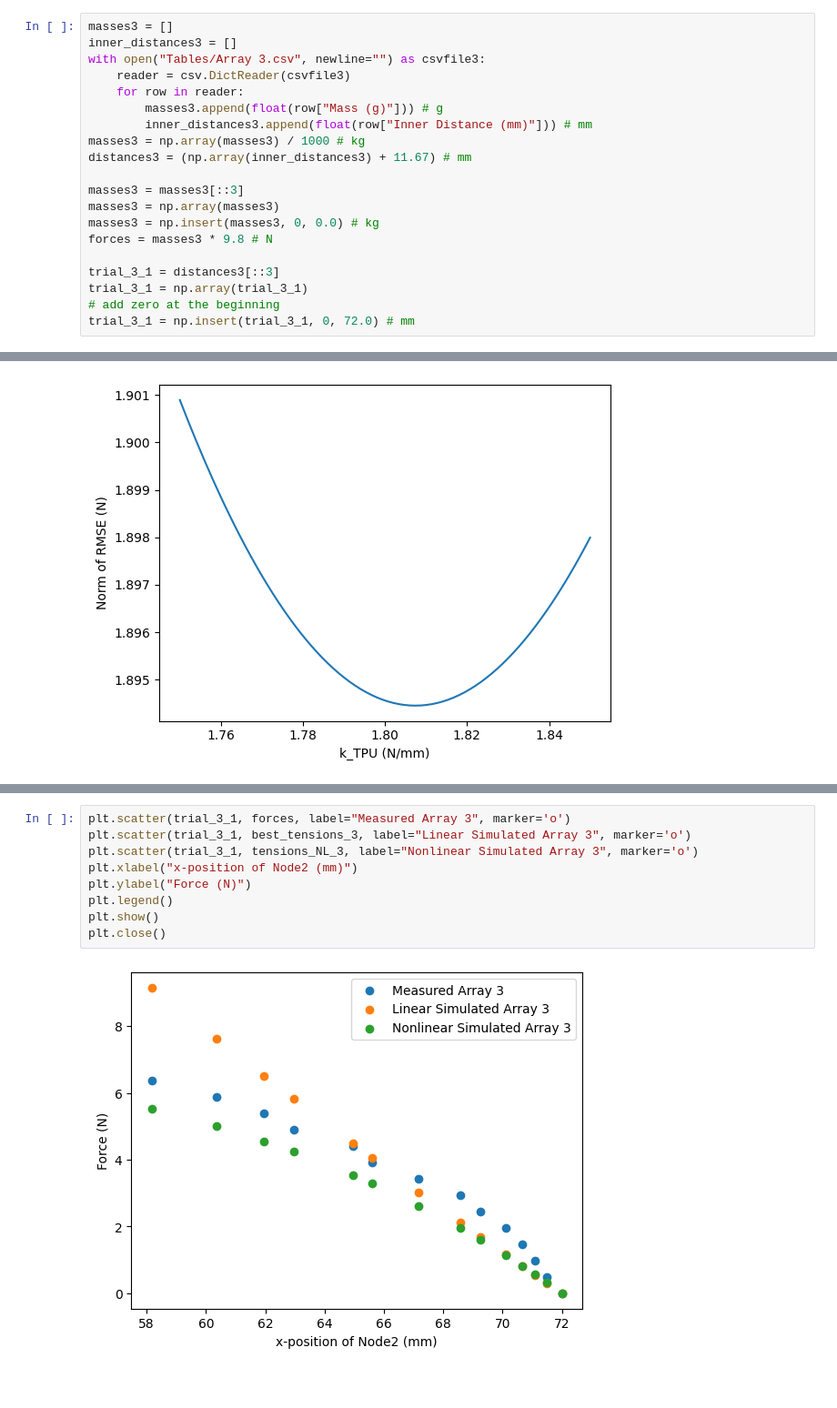
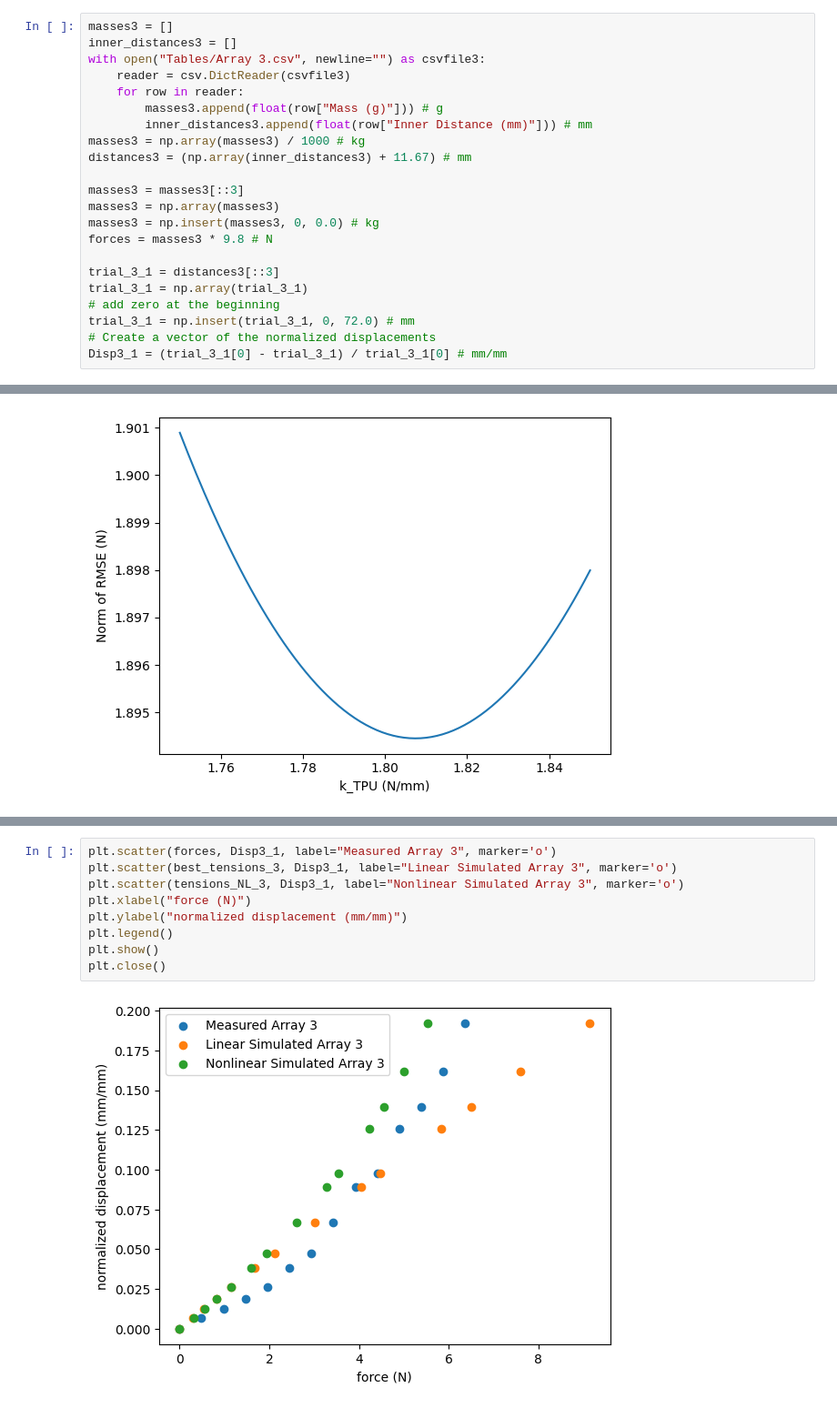
Before and after one commit to TheSmashLab/Tensegrity, a Jupyter notebook: Validation/OvertureValidation.ipynb, the cells around one changed output, grey strips where cells are left out. Shown at 91% size. Drawn from its saved outputs; the diff is of its cells as text; blank space fills up the shorter version.

```diff
--- a/Validation/OvertureValidation.ipynb
+++ b/Validation/OvertureValidation.ipynb
@@ -254,6 +256,8 @@ trial_3_1 = distances3[::3]
 trial_3_1 = np.array(trial_3_1)
 # add zero at the beginning
 trial_3_1 = np.insert(trial_3_1, 0, 72.0) # mm
+# Create a vector of the normalized displacements
+Disp3_1 = (trial_3_1[0] - trial_3_1) / trial_3_1[0] # mm/mm
 # %%
 errors = []
 min_error = np.inf
@@ -501,14 +505,14 @@ nonlinear RMSE for Array 1: 1.7275107110229981 N
 # %%
-plt.scatter(trial_3_1, forces, label="Measured Array 3", marker='o')
-plt.scatter(trial_3_1, best_tensions_3, label="Linear Simulated Array 3", marker='o')
-plt.scatter(trial_3_1, tensions_NL_3, label="Nonlinear Simulated Array 3", marker='o')
-plt.xlabel("x-position of Node2 (mm)")
-plt.ylabel("Force (N)")
+plt.scatter(forces, Disp3_1, label="Measured Array 3", marker='o')
+plt.scatter(best_tensions_3, Disp3_1, label="Linear Simulated Array 3", marker='o')
+plt.scatter(tensions_NL_3, Disp3_1, label="Nonlinear Simulated Array 3", marker='o')
+plt.xlabel("force (N)")
+plt.ylabel("normalized displacement (mm/mm)")
 plt.legend()
 plt.show()
 plt.close()
 # %% [output]
-[figure, old version]
+[figure, new version]
 # %%
 print(f"linear RMSE for Array 3: {best_error_3} N")
 print(f"nonlinear RMSE for Array 3: {RMSE_NL_3} N")
```
Also changed, not shown: parts of 13 cells of this notebook, 8 other files.
